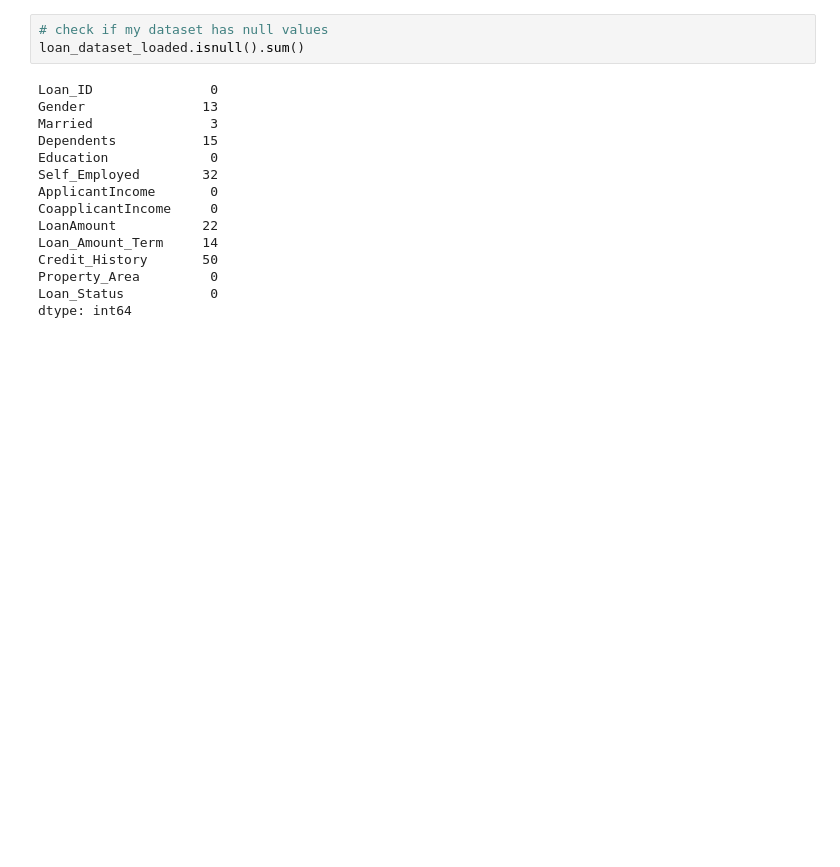
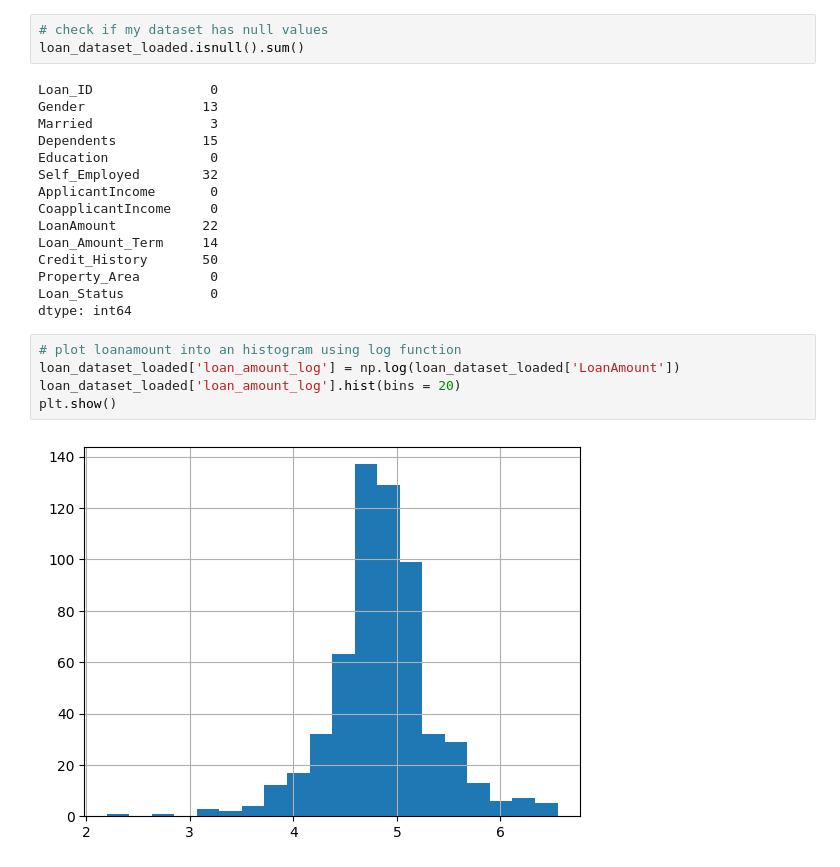
Before and after one commit to ericmaniraguha/Data-Science-and-ML-22, a Jupyter notebook: loan_approval_dataset.ipynb, the cells around one changed output. Saved outputs shown, nothing was run; the diff lists cells and outputs as text; blank space fills up the shorter version.

```diff
--- a/loan_approval_dataset.ipynb
+++ b/loan_approval_dataset.ipynb
@@ -55,3 +57,10 @@ Credit_History       50
 Property_Area         0
 Loan_Status           0
 dtype: int64
+# %%
+# plot loanamount into an histogram using log function
+loan_dataset_loaded['loan_amount_log'] = np.log(loan_dataset_loaded['LoanAmount'])
+loan_dataset_loaded['loan_amount_log'].hist(bins = 20)
+plt.show()
+# %% [output]
+[figure, added]
```
Also changed, not shown: parts of 16 cells of this notebook.
